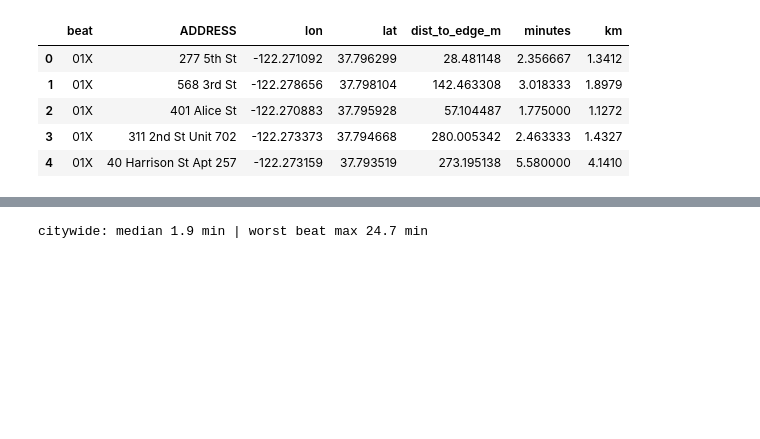
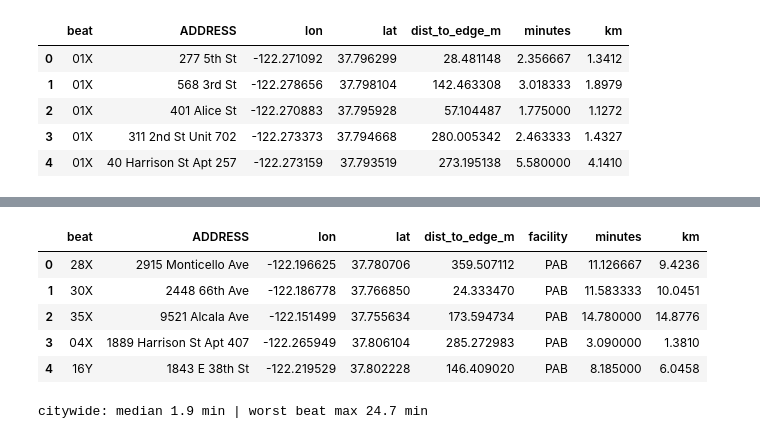
Before and after one commit to yoonoolee/oakland_police_department, a Jupyter notebook: beat_travel_times_osrm.ipynb, the cells around one changed output, grey strips where cells are left out. Cells and saved outputs as stored; diff of their text form; code cells hidden in the pictures; blank space fills up the shorter version.

```diff
--- a/beat_travel_times_osrm.ipynb
+++ b/beat_travel_times_osrm.ipynb
@@ -123,3 +191,43 @@ results.head()
 | 2 | 01X | 401 Alice St | -122.270883 | 37.795928 | 57.104487 | 1.775000 | 1.1272 |
 | 3 | 01X | 311 2nd St Unit 702 | -122.273373 | 37.794668 | 280.005342 | 2.463333 | 1.4327 |
 | 4 | 01X | 40 Harrison St Apt 257 | -122.273159 | 37.793519 | 273.195138 | 5.580000 | 4.1410 |
+# %%
+# 5b) station facilities -> EVERY Oakland address, using the same chunked OSRM table calls
+facilities = pd.DataFrame([
+    {"lon": -122.27475, "lat": 37.79948, "beat": "03Y", "facility": "PAB"},
+    {"lon": -122.17543, "lat": 37.76750, "beat": "30Y", "facility": "Eastmont"},
+])
+
+def osrm_facility_to(facility_row, dests):
+    coords = ";".join([f"{facility_row['lon']:.6f},{facility_row['lat']:.6f}"] + [f"{lon:.6f},{lat:.6f}" for lon, lat in zip(dests["lon"], dests["lat"])])
+    r = requests.get(f"{OSRM}/table/v1/driving/{coords}", params={"sources": "0", "annotations": "duration,distance"}, timeout=60)
+    r.raise_for_status()
+    js = r.json()
+    out = dests[["beat", "ADDRESS", "lon", "lat", "dist_to_edge_m"]].copy()
+    out["facility"] = facility_row["facility"]
+    out["minutes"] = np.array(js["durations"][0][1:], dtype=float) / 60
+    out["km"] = np.array(js["distances"][0][1:], dtype=float) / 1000
+    return out
+
+facility_cache = OUT / "facility_to_addresses_times.parquet"
+RERUN_FACILITIES = False   # True = call OSRM again; missing caches are generated automatically.
+
+if RERUN_FACILITIES or not facility_cache.exists():
+    facility_results, n_calls = [], 0
+    for _, facility_row in facilities.iterrows():
+        for start in range(0, len(addresses), CHUNK):
+            facility_results.append(osrm_facility_to(facility_row, addresses.iloc[start:start + CHUNK]))
+            n_calls += 1
+            time.sleep(1.1)
+    facility_results = pd.concat(facility_results, ignore_index=True)
+    facility_results.to_parquet(facility_cache, index=False)
+    print(f"{len(facility_results):,} facility->address travel times from {n_calls} OSRM calls")
+else:
+    facility_results = pd.read_parquet(facility_cache)
+    print(f"{len(facility_results):,} facility->address travel times loaded from last run")
+
+facility_summary = (facility_results.groupby(["facility", "beat"])["minutes"]
+                    .agg(n="size", median_min="median", p90_min=lambda s: s.quantile(.9), max_min="max")
+                    .round(1).reset_index())
+print("facility travel-time summary by beat")
+facility_summary.head()
@@ -126,3 +243,15 @@ results.head()
+# %%
+# 5c) cache facility results for later maps and calibration
+if RERUN_FACILITIES:
+    facility_results.to_parquet(OUT / "facility_to_addresses_times.parquet", index=False)
+facility_results.head()
+# %% [output]
+|  | beat | ADDRESS | lon | lat | dist_to_edge_m | facility | minutes | km |
+| 0 | 28X | 2915 Monticello Ave | -122.196625 | 37.780706 | 359.507112 | PAB | 11.126667 | 9.4236 |
+| 1 | 30X | 2448 66th Ave | -122.186778 | 37.766850 | 24.333470 | PAB | 11.583333 | 10.0451 |
+| 2 | 35X | 9521 Alcala Ave | -122.151499 | 37.755634 | 173.594734 | PAB | 14.780000 | 14.8776 |
+| 3 | 04X | 1889 Harrison St Apt 407 | -122.265949 | 37.806104 | 285.272983 | PAB | 3.090000 | 1.3810 |
+| 4 | 16Y | 1843 E 38th St | -122.219529 | 37.802228 | 146.409020 | PAB | 8.185000 | 6.0458 |
 # %%
 # 6) per-beat summary (minutes from center to every address)
 summary = (results.groupby("beat")["minutes"]
```
Also changed, not shown: parts of 9 cells of this notebook, 1 other file.
